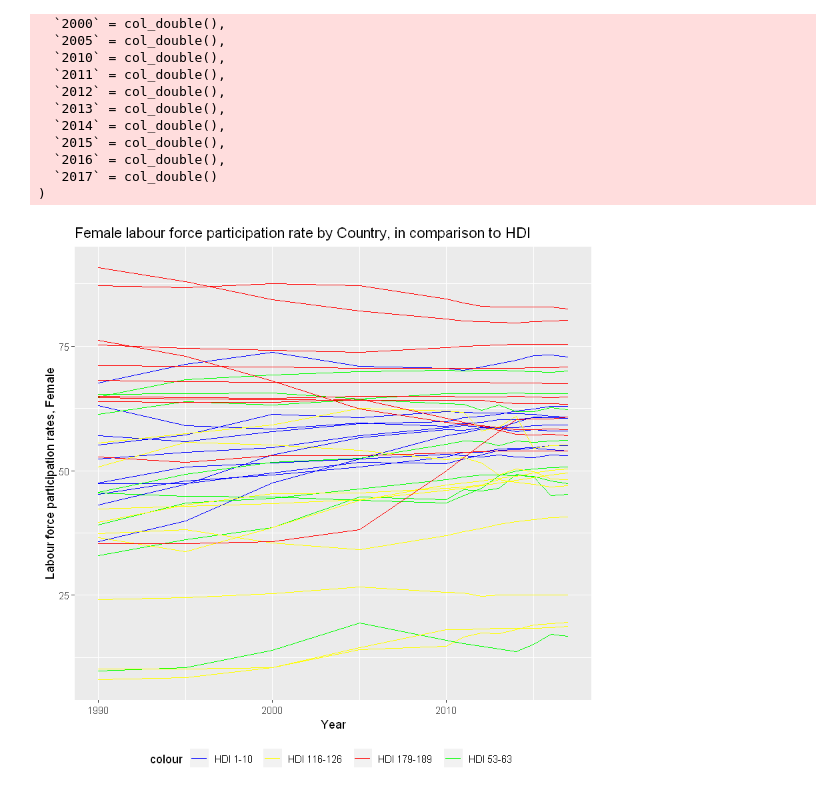
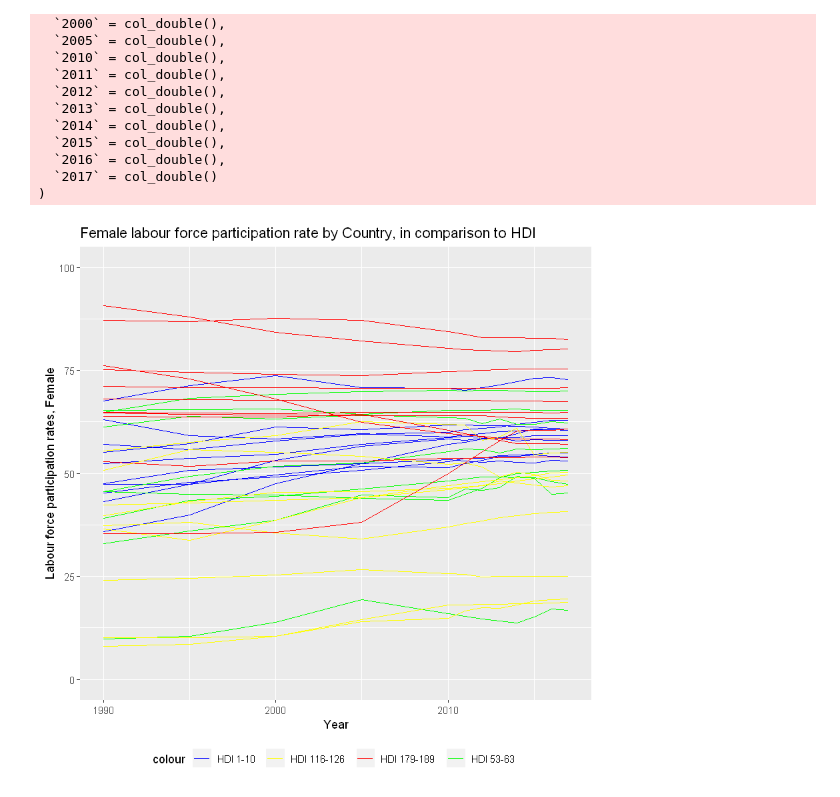
Before and after one commit to hazelerickson/data201, a Jupyter notebook: Group project - Income Index and Unemployment.ipynb, the cells around one changed output. Cells and saved outputs as stored; diff of their text form; code cells hidden in the pictures.

```diff
--- a/Group project - Income Index and Unemployment.ipynb
+++ b/Group project - Income Index and Unemployment.ipynb
@@ -261,10 +314,11 @@ female_employment_lowest <- convert_to_long(female_employment, lowest)
 # %%
 ggplot() +
     geom_line(data = female_employment_highest, aes(x = Year, y = Factor, group = Country, color = 'HDI 1-10'))  +
     geom_line(data = female_employment_high, aes(x = Year, y = Factor, group = Country, color = 'HDI 53-63')) +
     geom_line(data = female_employment_low, aes(x = Year, y = Factor, group = Country, color = 'HDI 116-126')) +
     geom_line(data = female_employment_lowest, aes(x = Year, y = Factor, group = Country, color = 'HDI 179-189')) +
     scale_color_manual(values = c('HDI 1-10' = 'blue', 'HDI 53-63' = 'green', 'HDI 116-126' = 'yellow', 'HDI 179-189' = 'red')) +
-    ggtitle('Female labour force participation rate by Country, in comparison to HDI') + xlab('Year') + ylab('Labour force participation rates, Female') + theme(legend.position = ("bottom"))
+    ggtitle('Female labour force participation rate by Country, in comparison to HDI') + xlab('Year') + ylim(0,100) +
+    ylab('Labour force participation rates, Female') + theme(legend.position = ("bottom"))
 # %% [output]
-[figure, old version]
+[figure, new version]
```
Also changed, not shown: parts of 10 cells of this notebook, 1 other file.
